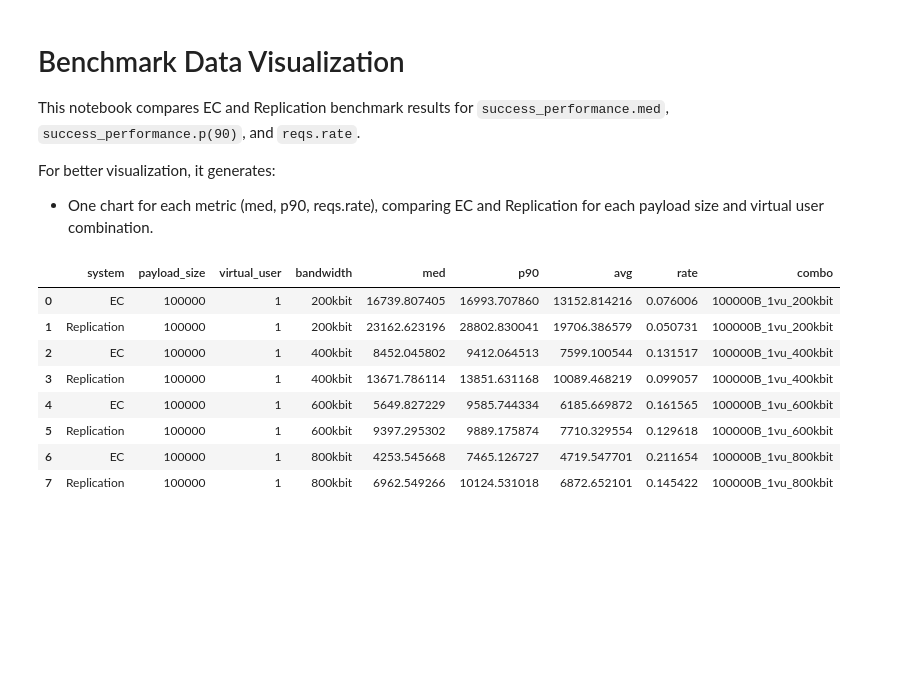
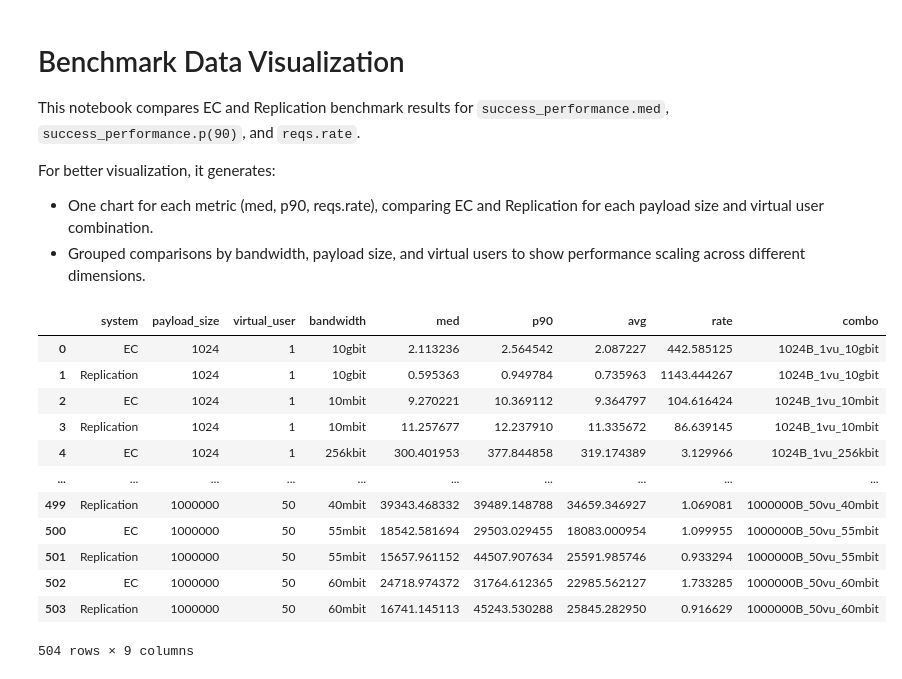
Before and after one commit to MuhamadAjiW/DistKV-Erasure-Coding, a Jupyter notebook: benchmark/benchmark_visualization.ipynb, the cells around one changed output. Drawn from its saved outputs; the diff is of its cells as text; code cells hidden in the pictures; blank space fills up the shorter version.

```diff
--- a/benchmark/benchmark_visualization.ipynb
+++ b/benchmark/benchmark_visualization.ipynb
@@ -4,6 +4,7 @@ This notebook compares EC and Replication benchmark results for `success_perform
 
 For better visualization, it generates:
 - One chart for each metric (med, p90, reqs.rate), comparing EC and Replication for each payload size and virtual user combination.
+- Grouped comparisons by bandwidth, payload size, and virtual users to show performance scaling across different dimensions.
 # %%
 import json
 import glob
@@ -22,8 +23,8 @@ replication_pattern = results_dir + 'replication/_system_*_*.json'
 def extract_data(files, system_type):
     data = []
     for file in files:
-        # Updated regex to extract bandwidth as well
-        match = re.search(r'_system_(.+?)_(\d+)vu(?:_(\d+kbit))?\.json', file)
+        # Updated regex: matches kbit, mbit, gbit
+        match = re.search(r'_system_(.+?)_(\d+)vu(?:_([0-9]+(?:kbit|mbit|gbit)))?\.json', file)
         if not match:
             continue
         payload_size = match.group(1)
@@ -47,41 +48,45 @@ def extract_data(files, system_type):
                 avg = 0
             try:
                 rate = j['summary']['reqs'].get('rate', 0)
             except (KeyError, TypeError):
                 rate = 0
             data.append({
                 'system': system_type,
                 'payload_size': payload_size,
                 'virtual_user': int(virtual_user),
                 'bandwidth': bandwidth,
                 'med': med,
                 'p90': p90,
                 'avg': avg,
                 'rate': rate
             })
     return data
 
 # Collect EC and Replication data
 files_ec = glob.glob(ec_pattern)
 files_replication = glob.glob(replication_pattern)
 data = extract_data(files_ec, 'EC') + extract_data(files_replication, 'Replication')
 df = pd.DataFrame(data)
 if not df.empty:
     # Sort by payload_size, virtual_user, bandwidth, then system for grouped comparison
     df = df.sort_values(['payload_size', 'virtual_user', 'bandwidth', 'system'])
     df['combo'] = df.apply(lambda row: f"{row['payload_size']}B_{row['virtual_user']}vu_{row['bandwidth']}", axis=1)
     df.reset_index(drop=True, inplace=True)
 df
 # %% [output]
 |  | system | payload_size | virtual_user | bandwidth | med | p90 | avg | rate | combo |
-| 0 | EC | 100000 | 1 | 200kbit | 16739.807405 | 16993.707860 | 13152.814216 | 0.076006 | 100000B_1vu_200kbit |
-| 1 | Replication | 100000 | 1 | 200kbit | 23162.623196 | 28802.830041 | 19706.386579 | 0.050731 | 100000B_1vu_200kbit |
-| 2 | EC | 100000 | 1 | 400kbit | 8452.045802 | 9412.064513 | 7599.100544 | 0.131517 | 100000B_1vu_400kbit |
-| 3 | Replication | 100000 | 1 | 400kbit | 13671.786114 | 13851.631168 | 10089.468219 | 0.099057 | 100000B_1vu_400kbit |
-| 4 | EC | 100000 | 1 | 600kbit | 5649.827229 | 9585.744334 | 6185.669872 | 0.161565 | 100000B_1vu_600kbit |
-| 5 | Replication | 100000 | 1 | 600kbit | 9397.295302 | 9889.175874 | 7710.329554 | 0.129618 | 100000B_1vu_600kbit |
-| 6 | EC | 100000 | 1 | 800kbit | 4253.545668 | 7465.126727 | 4719.547701 | 0.211654 | 100000B_1vu_800kbit |
-| 7 | Replication | 100000 | 1 | 800kbit | 6962.549266 | 10124.531018 | 6872.652101 | 0.145422 | 100000B_1vu_800kbit |
+| 0 | EC | 1024 | 1 | 10gbit | 2.113236 | 2.564542 | 2.087227 | 442.585125 | 1024B_1vu_10gbit |
+| 1 | Replication | 1024 | 1 | 10gbit | 0.595363 | 0.949784 | 0.735963 | 1143.444267 | 1024B_1vu_10gbit |
+| 2 | EC | 1024 | 1 | 10mbit | 9.270221 | 10.369112 | 9.364797 | 104.616424 | 1024B_1vu_10mbit |
+| 3 | Replication | 1024 | 1 | 10mbit | 11.257677 | 12.237910 | 11.335672 | 86.639145 | 1024B_1vu_10mbit |
+| 4 | EC | 1024 | 1 | 256kbit | 300.401953 | 377.844858 | 319.174389 | 3.129966 | 1024B_1vu_256kbit |
+| ... | ... | ... | ... | ... | ... | ... | ... | ... | ... |
+| 499 | Replication | 1000000 | 50 | 40mbit | 39343.468332 | 39489.148788 | 34659.346927 | 1.069081 | 1000000B_50vu_40mbit |
+| 500 | EC | 1000000 | 50 | 55mbit | 18542.581694 | 29503.029455 | 18083.000954 | 1.099955 | 1000000B_50vu_55mbit |
+| 501 | Replication | 1000000 | 50 | 55mbit | 15657.961152 | 44507.907634 | 25591.985746 | 0.933294 | 1000000B_50vu_55mbit |
+| 502 | EC | 1000000 | 50 | 60mbit | 24718.974372 | 31764.612365 | 22985.562127 | 1.733285 | 1000000B_50vu_60mbit |
+| 503 | Replication | 1000000 | 50 | 60mbit | 16741.145113 | 45243.530288 | 25845.282950 | 0.916629 | 1000000B_50vu_60mbit |
+504 rows × 9 columns
 # %%
 # Plotting: Compare EC vs Replication for each metric, grouped by (payload_size, virtual_user)
 sns.set_style("whitegrid")
```
Also changed, not shown: parts of 6 cells of this notebook.
